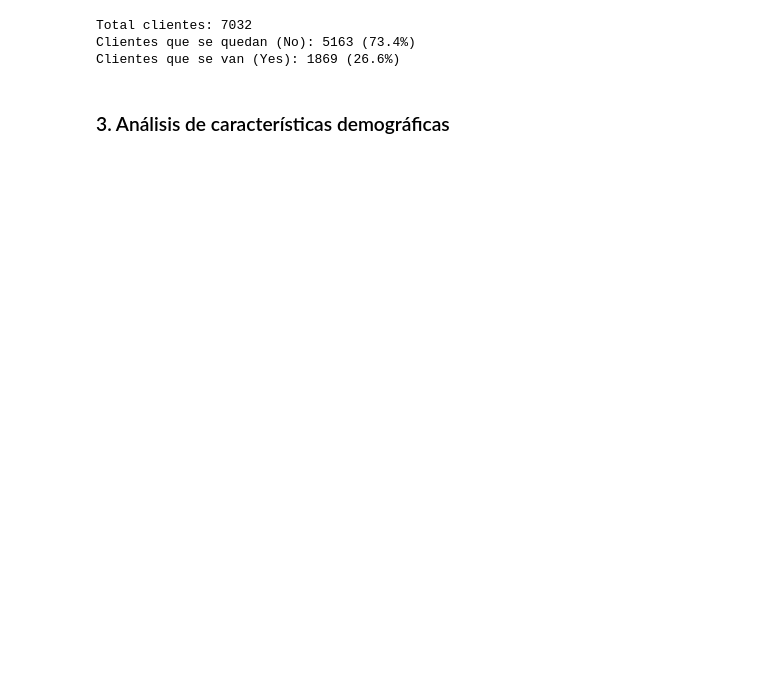
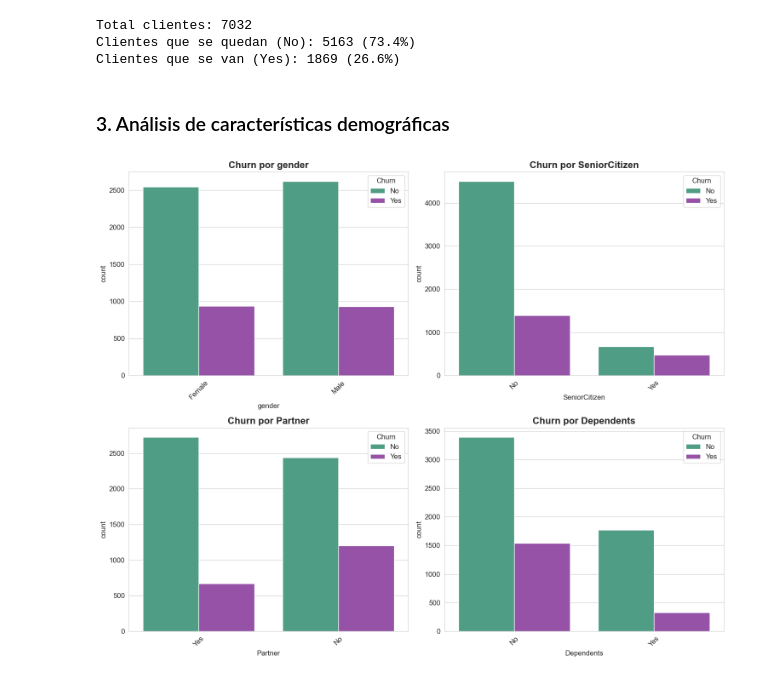
Before and after one commit to AmeliaYPerez/portfolio, a Jupyter notebook: Projects/Data-Analysis/chrun-analysis/churn_analysis.ipynb, the cells around one changed output. Drawn from its saved outputs; the diff is of its cells as text; code cells hidden in the pictures; blank space fills up the shorter version.

```diff
--- a/Projects/Data-Analysis/chrun-analysis/churn_analysis.ipynb
+++ b/Projects/Data-Analysis/chrun-analysis/churn_analysis.ipynb
@@ -161,3 +173,25 @@ Clientes que se quedan (No): 5163 (73.4%)
 Clientes que se van (Yes): 1869 (26.6%)
 # %% [markdown]
 ### 3. Análisis de características demográficas
+# %%
+demographic_cols = ['gender', 'SeniorCitizen', 'Partner', 'Dependents']
+
+fig, axes = plt.subplots(2, 2, figsize=(15, 12))
+axes = axes.flatten()
+
+for i, col in enumerate(demographic_cols):
+    if col == 'SeniorCitizen':
+        # Convertir a categórica para mejor visualización
+        df_temp = df.copy()
+        df_temp['SeniorCitizen'] = df_temp['SeniorCitizen'].map({0: 'No', 1: 'Yes'})
+        sns.countplot(data=df_temp, x=col, hue='Churn', ax=axes[i])
+    else:
+        sns.countplot(data=df, x=col, hue='Churn', ax=axes[i])
+
+    axes[i].set_title(f'Churn por {col}')
+    axes[i].tick_params(axis='x', rotation=45)
+
+plt.tight_layout()
+plt.show()
+# %% [output]
+[figure, added]
```
Also changed, not shown: parts of 2 cells of this notebook.
